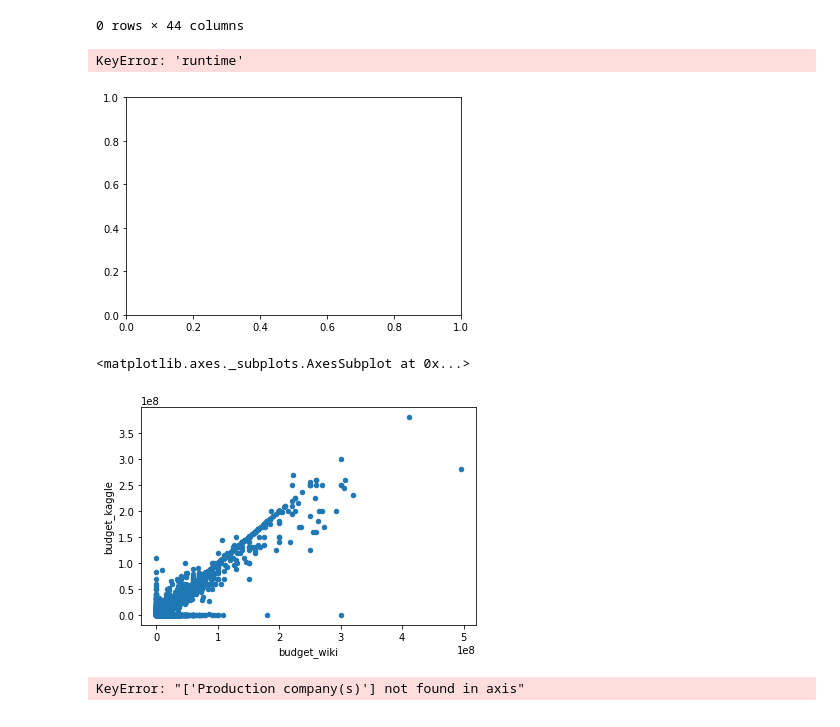
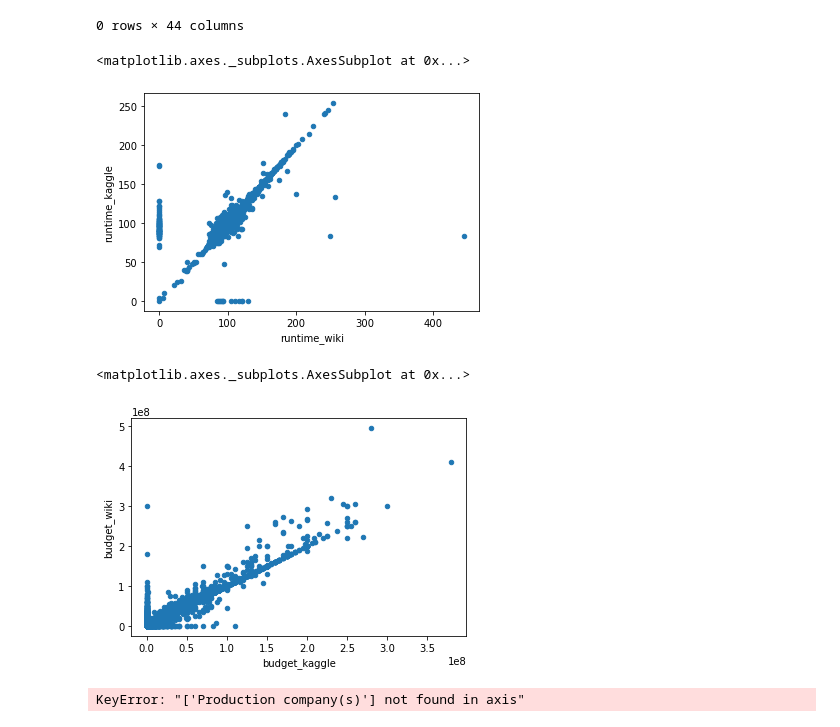
Before and after one commit to Tozerh/Movies-ETL, a Jupyter notebook: Movies-ETL.ipynb, the cells around one changed output. Drawn from its saved outputs; the diff is of its cells as text; code cells hidden in the pictures.

```diff
--- a/Movies-ETL.ipynb
+++ b/Movies-ETL.ipynb
@@ -661,15 +669,15 @@ movies_df[(movies_df['title_kaggle'] == '') | (movies_df['title_kaggle'].isnull(
 |  | url | year | imdb_link | title_wiki | Based on | Starring | Cinematography | Release date | Country | ... |
 0 rows × 44 columns
 # %%
-movies_df.fillna(0).plot(x='runtime_kaggle', y='runtime', kind='scatter')
+movies_df.fillna(0).plot(x='runtime_wiki', y='runtime_kaggle', kind='scatter')
 # %% [output]
-KeyError: 'runtime'
+<matplotlib.axes._subplots.AxesSubplot at 0x...>
-[figure, old version]
+[figure, new version]
 # %%
-movies_df.fillna(0).plot(x='budget_wiki',y='budget_kaggle', kind='scatter')
+movies_df.fillna(0).plot(x='budget_kaggle',y='budget_wiki', kind='scatter')
 # %% [output]
 <matplotlib.axes._subplots.AxesSubplot at 0x...>
-[figure, old version]
+[figure, new version]
 # %%
 movies_df.drop(columns=['title_wiki','release_date_wiki','Language','Production company(s)'], inplace=True)
 # %% [output]
```
Also changed, not shown: parts of 15 cells of this notebook.
